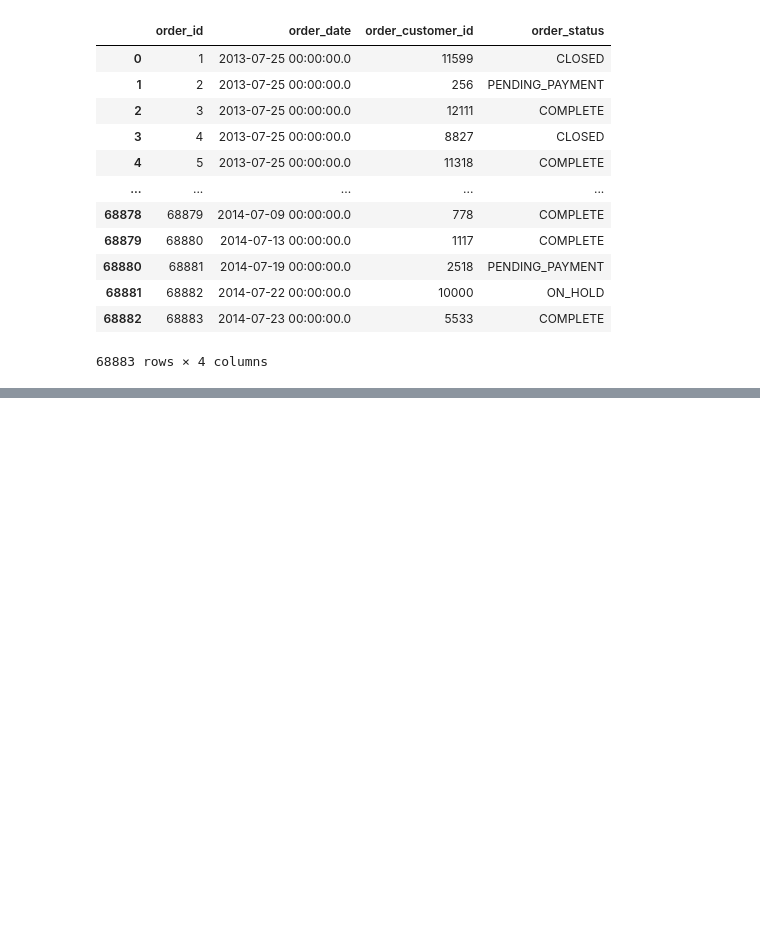
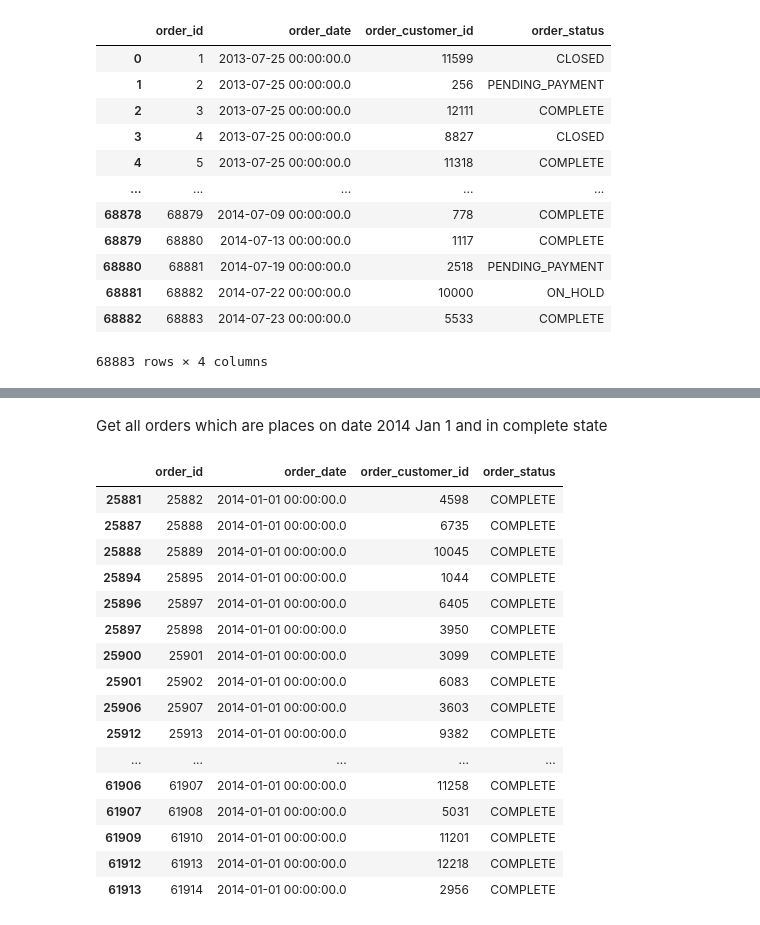
Before and after one commit to usamamirza1234/Pandas-For-Data-Processing, a Jupyter notebook: data_processing.ipynb, the cells around one changed output, grey strips where cells are left out. Saved outputs shown, nothing was run; the diff lists cells and outputs as text; code cells hidden in the pictures; blank space fills up the shorter version.

Commit message:
Filter data pandas dataframe using queries

```diff
--- a/data_processing.ipynb
+++ b/data_processing.ipynb
@@ -20,4 +8,6 @@ pd.read_csv('../data/retail_db/orders/part-00000', header=None)
 # %%
 order_columns = ['order_id', 'order_date', 'order_customer_id', 'order_status']
+# %%
+orders = pd.read_csv('../data/retail_db/orders/part-00000', names=order_columns)
 # %%
 #if no header then default would be info, pd.read_csv('../data/retail_db/orders/part-00000')
@@ -38,0 +59,22 @@ pd.read_csv('../data/retail_db/orders/part-00000', names=order_columns)
+# %% [markdown]
+Get all orders which are places on date 2014 Jan 1 and in complete state
+# %%
+orders.query('order_status == "COMPLETE" and order_date == "2014-01-01 00:00:00.0"')
+# %% [output]
+|  | order_id | order_date | order_customer_id | order_status |
+| 25881 | 25882 | 2014-01-01 00:00:00.0 | 4598 | COMPLETE |
+| 25887 | 25888 | 2014-01-01 00:00:00.0 | 6735 | COMPLETE |
+| 25888 | 25889 | 2014-01-01 00:00:00.0 | 10045 | COMPLETE |
+| 25894 | 25895 | 2014-01-01 00:00:00.0 | 1044 | COMPLETE |
+| 25896 | 25897 | 2014-01-01 00:00:00.0 | 6405 | COMPLETE |
+| 25897 | 25898 | 2014-01-01 00:00:00.0 | 3950 | COMPLETE |
+| 25900 | 25901 | 2014-01-01 00:00:00.0 | 3099 | COMPLETE |
+| 25901 | 25902 | 2014-01-01 00:00:00.0 | 6083 | COMPLETE |
+| 25906 | 25907 | 2014-01-01 00:00:00.0 | 3603 | COMPLETE |
+| 25912 | 25913 | 2014-01-01 00:00:00.0 | 9382 | COMPLETE |
+| ... | ... | ... | ... | ... |
+| 61906 | 61907 | 2014-01-01 00:00:00.0 | 11258 | COMPLETE |
+| 61907 | 61908 | 2014-01-01 00:00:00.0 | 5031 | COMPLETE |
+| 61909 | 61910 | 2014-01-01 00:00:00.0 | 11201 | COMPLETE |
+| 61912 | 61913 | 2014-01-01 00:00:00.0 | 12218 | COMPLETE |
+| 61913 | 61914 | 2014-01-01 00:00:00.0 | 2956 | COMPLETE |
```
Also changed, not shown: parts of 10 cells of this notebook.
